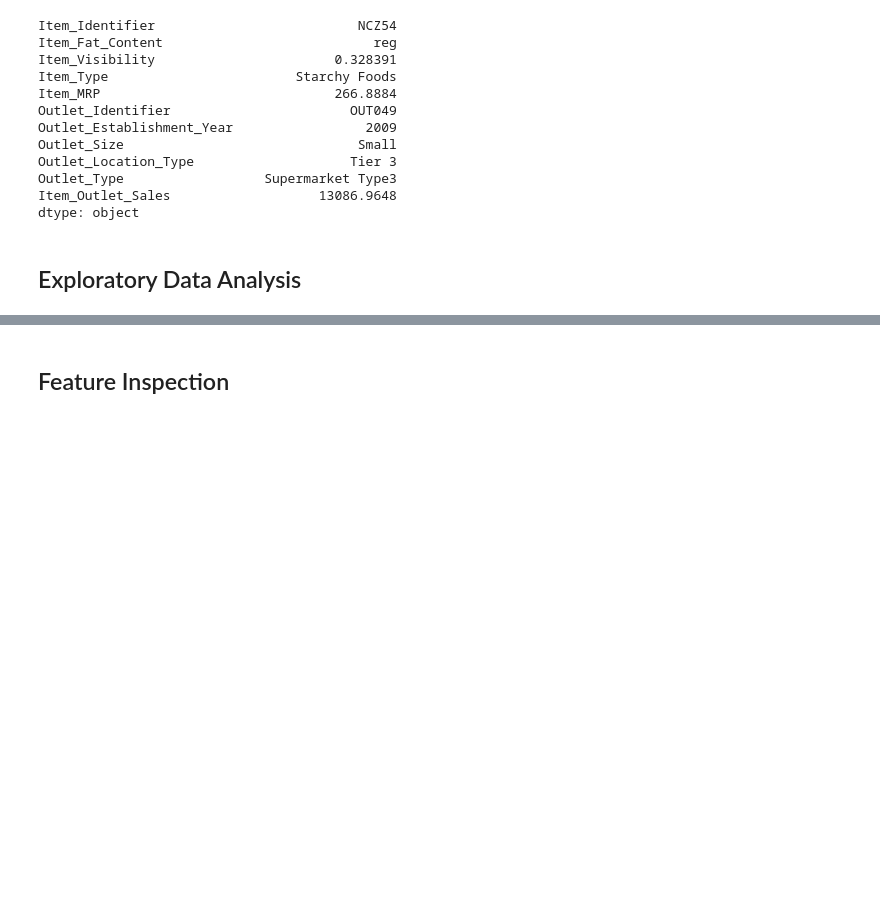
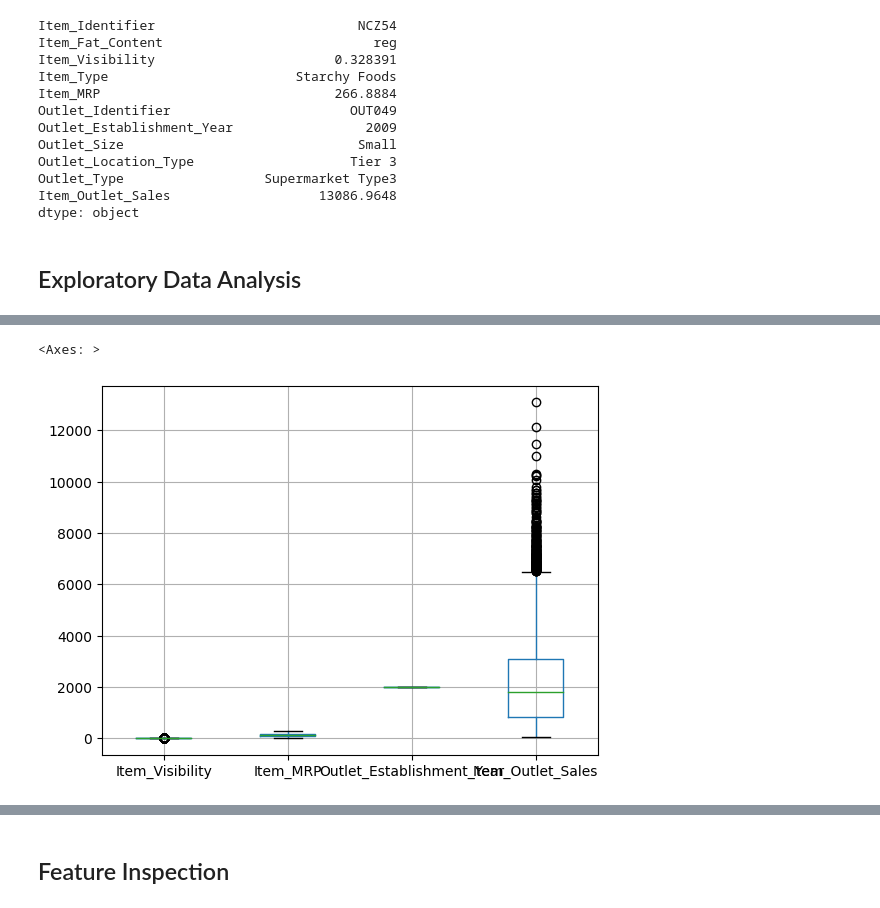
Before and after one commit to brittanymlassiter/Prediction-of-Product-Sales, a Jupyter notebook: Prediction_of_Product_Sales.ipynb, the cells around one changed output, grey strips where cells are left out. Drawn from its saved outputs; the diff is of its cells as text; code cells hidden in the pictures; blank space fills up the shorter version.

```diff
--- a/Prediction_of_Product_Sales.ipynb
+++ b/Prediction_of_Product_Sales.ipynb
@@ -268,0 +278,6 @@ dtype: object
+# %%
+# Boxplots to view statistical summaries of numerical features in your dataset.
+df.boxplot()
+# %% [output]
+<Axes: >
+[figure, added]
```
Also changed, not shown: parts of 4 cells of this notebook.
